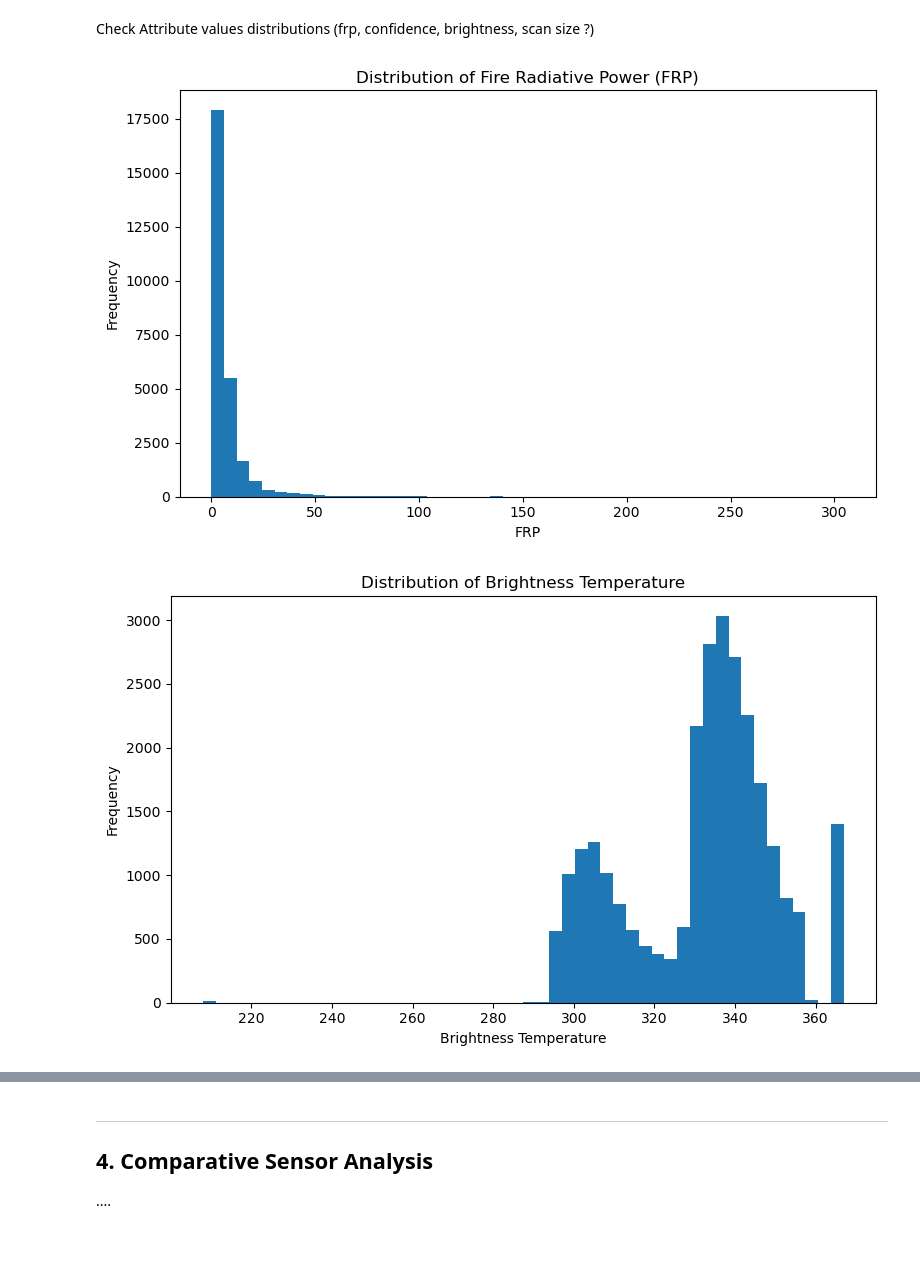
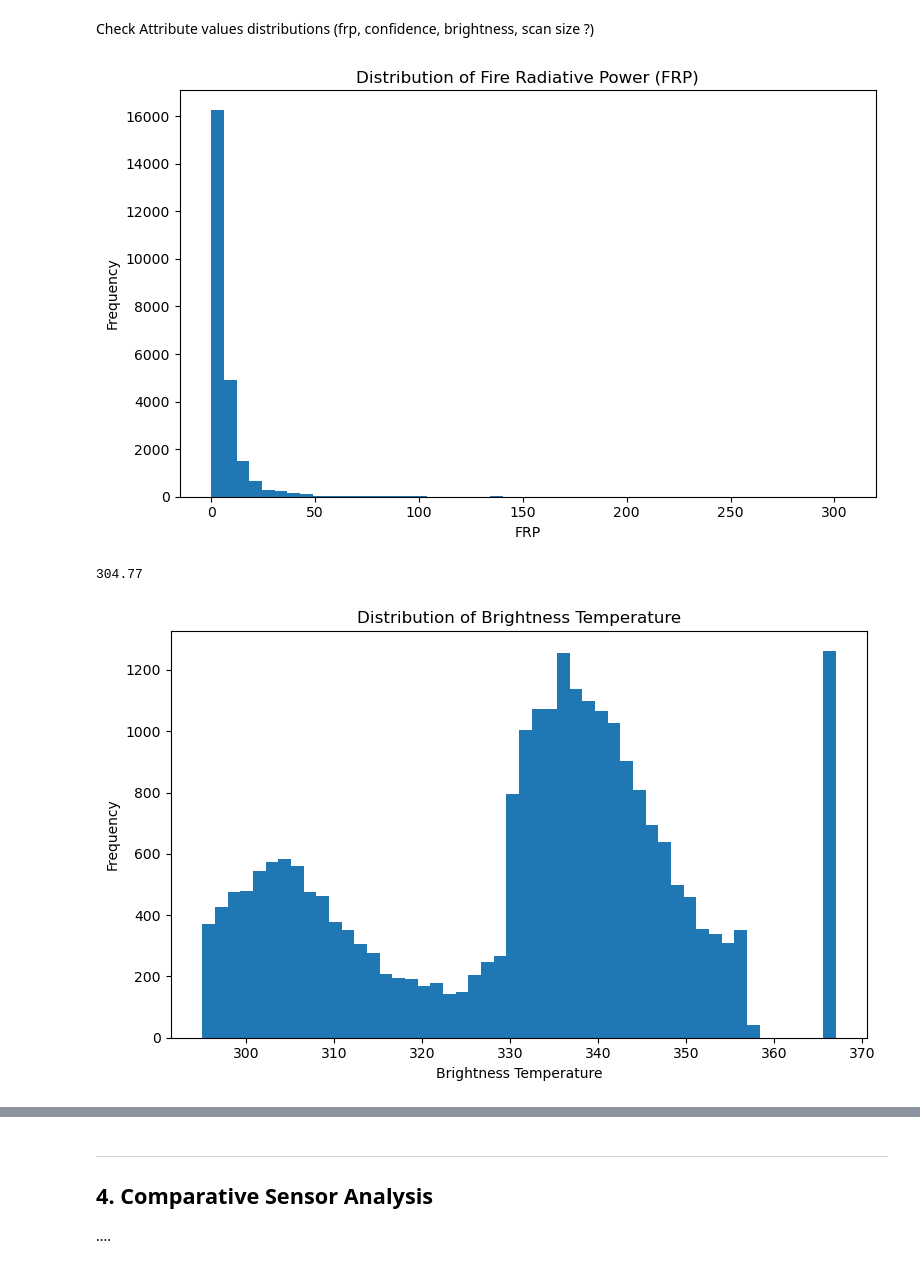
Before and after one commit to MajaMuehlebach/sds210_project, a Jupyter notebook: notebooks/Project_Code_V1.ipynb, the cells around one changed output, grey strips where cells are left out. Drawn from its saved outputs; the diff is of its cells as text; code cells hidden in the pictures.

Commit message:
Make independent filtered copy, use filtered copy for analysis

```diff
--- a/notebooks/Project_Code_V1.ipynb
+++ b/notebooks/Project_Code_V1.ipynb
@@ -156,13 +154,12 @@ None
 # %%
 # inspect confidence column first
 display(fire_gdf["confidence"].value_counts()) # n = nominal, l = low, h = high
-
 
 # check for NaN values
 df.isna().sum() # 0 NaN values,  !!!!! maybe include an automatic check (if NaNs do a filtering/drop na)
 
 # filter all low values
-gdf_filtered = fire_gdf[fire_gdf["confidence"] != "l"]
+gdf_filtered = fire_gdf[fire_gdf["confidence"] != "l"].copy() # set .copy() for an independent, filtered copy
 gdf_filtered["confidence"].value_counts() # now only h and n values are included
 # %% [output]
 confidence
@@ -217,7 +215,7 @@ Check Attribute values distributions (frp, confidence, brightness, scan size ?)
 # %%
 plt.figure(figsize=(8,5))
 
-plt.hist(fire_gdf["frp"], bins=50)
+plt.hist(gdf_filtered["frp"], bins=50)
 
 plt.title("Distribution of Fire Radiative Power (FRP)")
 plt.xlabel("FRP")
@@ -226,20 +224,24 @@ plt.ylabel("Frequency")
 plt.tight_layout()
 plt.show()
 # %% [output]
-[figure, old version]
+[figure, new version]
+# %%
+gdf_filtered["frp"].max() # outlier!!! rauswerfen
+# %% [output]
+304.77
 # %%
 plt.figure(figsize=(8,5))
 
-plt.hist(fire_gdf["bright_ti4"], bins=50)
+plt.hist(gdf_filtered["bright_ti4"], bins=50)
 
 plt.title("Distribution of Brightness Temperature")
 plt.xlabel("Brightness Temperature")
 plt.ylabel("Frequency")
 
 plt.tight_layout()
 plt.show()
 # %% [output]
-[figure, old version]
+[figure, new version]
 # %%
 plt.figure(figsize=(8,5))
 
```
Also changed, not shown: parts of 8 cells of this notebook.
